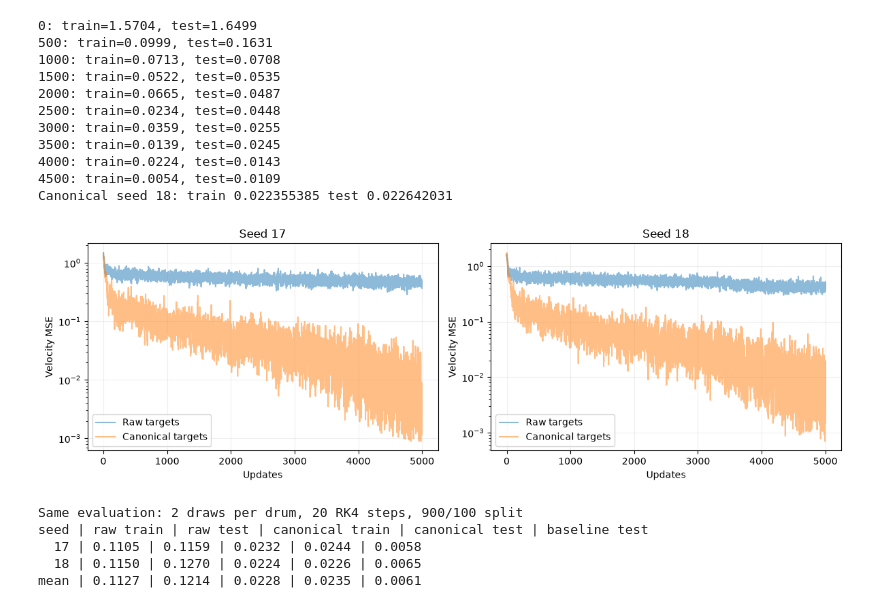
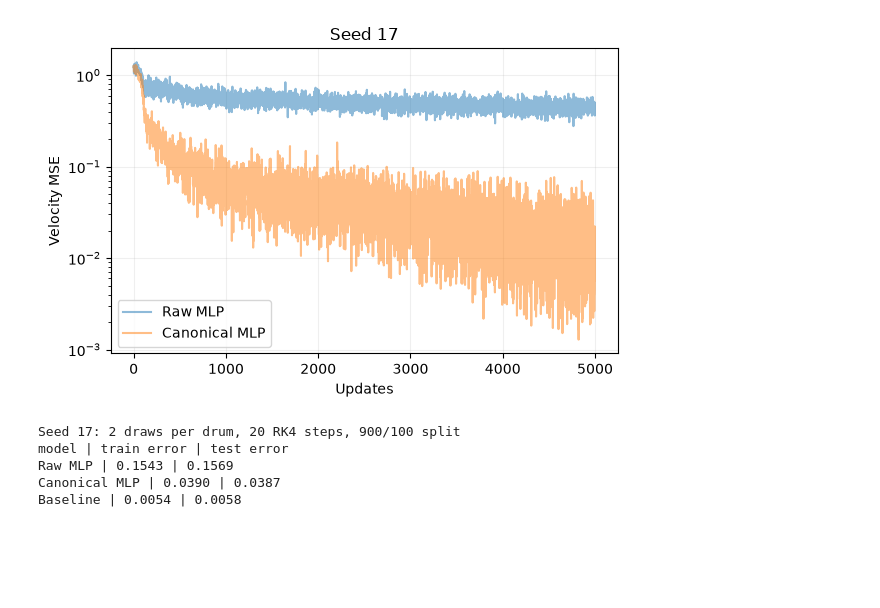
Before and after one commit to VLSF/drums, a Jupyter notebook: notebooks/flow_matching.ipynb, the cells around one changed output. Drawn from its saved outputs; the diff is of its cells as text; code cells hidden in the pictures; blank space fills up the shorter version.

```diff
--- a/notebooks/flow_matching.ipynb
+++ b/notebooks/flow_matching.ipynb
@@ -32,7 +47,16 @@ def procrustes_error(target, prediction):
     return jnp.min(jax.vmap(ordering_error)(orderings))
 
 
-batch_error = jax.jit(jax.vmap(procrustes_error))
+# Metal does not support the SVD used by Procrustes alignment.
+cpu_device = jax.devices("cpu")[0]
+cpu_batch_error = jax.jit(jax.vmap(procrustes_error), backend="cpu")
+
+
+def batch_error(target, prediction):
+    return cpu_batch_error(
+        jax.device_put(target, cpu_device),
+        jax.device_put(prediction, cpu_device),
+    )
 
 
 def evaluate(model, spectra, vertices, n_draws=4, n_steps=100, seed=123):
@@ -49,5 +73,5 @@ def evaluate(model, spectra, vertices, n_draws=4, n_steps=100, seed=123):
         errors.append(np.concatenate(chunks))
     return np.stack(errors)
 # %%
-model17, history17, spectra17, vertices17 = main(seed=17, canonical=False)
+model17, history17, spectra17, vertices17 = main(seed=17, canonical=False, predictor="mlp")
 # %% [output]
@@ -148,5 +143,5 @@ plt.show()
 # %%
-model_c17, history_c17, spectra_c17, vertices_c17 = main(seed=17, canonical=True)
+model_c17, history_c17, spectra_c17, vertices_c17 = main(seed=17, canonical=True, predictor="mlp")
 errors_c17 = evaluate(model_c17, spectra_c17, vertices17, n_draws=N_DRAWS, n_steps=N_STEPS)
 print("Canonical seed 17:", "train", errors_c17[:, :900].mean(), "test", errors_c17[:, 900:].mean())
 # %% [output]
@@ -164,50 +159,25 @@ Canonical seed 17: train 0.023181783 test 0.024425242
-# %%
-model_c18, history_c18, spectra_c18, vertices_c18 = main(seed=18, canonical=True)
-errors_c18 = evaluate(model_c18, spectra_c18, vertices18, n_draws=N_DRAWS, n_steps=N_STEPS)
-print("Canonical seed 18:", "train", errors_c18[:, :900].mean(), "test", errors_c18[:, 900:].mean())
-# %% [output]
-0: train=1.5704, test=1.6499
-500: train=0.0999, test=0.1631
-1000: train=0.0713, test=0.0708
-1500: train=0.0522, test=0.0535
-2000: train=0.0665, test=0.0487
-2500: train=0.0234, test=0.0448
-3000: train=0.0359, test=0.0255
-3500: train=0.0139, test=0.0245
-4000: train=0.0224, test=0.0143
-4500: train=0.0054, test=0.0109
-Canonical seed 18: train 0.022355385 test 0.022642031
 # %%
-fig, axes = plt.subplots(1, 2, figsize=(12, 4))
-for ax, seed, raw_history, canonical_history in [
-    (axes[0], 17, history17, history_c17),
-    (axes[1], 18, history18, history_c18),
-]:
-    ax.plot(raw_history, alpha=0.5, label="Raw targets")
-    ax.plot(canonical_history, alpha=0.5, label="Canonical targets")
-    ax.set(title=f"Seed {seed}", xlabel="Updates", ylabel="Velocity MSE", yscale="log")
-    ax.legend()
-    ax.grid(alpha=0.2)
+fig, ax = plt.subplots(figsize=(6, 4))
+ax.plot(history17, alpha=0.5, label="Raw MLP")
+ax.plot(history_c17, alpha=0.5, label="Canonical MLP")
+ax.set(title="Seed 17", xlabel="Updates", ylabel="Velocity MSE", yscale="log")
+ax.legend()
+ax.grid(alpha=0.2)
 plt.tight_layout()
 plt.show()
 
-print(f"Same evaluation: {N_DRAWS} draws per drum, {N_STEPS} RK4 steps, 900/100 split")
-print("seed | raw train | raw test | canonical train | canonical test | baseline test")
-rows = []
-for seed, raw, canonical in [(17, errors17, errors_c17), (18, errors18, errors_c18)]:
-    scores = [raw[:, :900].mean(), raw[:, 900:].mean(),
-              canonical[:, :900].mean(), canonical[:, 900:].mean()]
-    rows.append(scores)
-    print(f"{seed:4d} | " + " | ".join(f"{score:.4f}" for score in scores)
-          + f" | {baseline[seed][1]:.4f}")
-print("mean | " + " | ".join(f"{score:.4f}" for score in np.mean(rows, axis=0)) + " | 0.0061")
+print(f"Seed 17: {N_DRAWS} draws per drum, {N_STEPS} RK4 steps, 900/100 split")
+print("model | train error | test error")
+for name, errors in [("Raw MLP", errors17), ("Canonical MLP", errors_c17)]:
+    print(f"{name} | {errors[:, :900].mean():.4f} | {errors[:, 900:].mean():.4f}")
+print(f"Baseline | {baseline[17][0]:.4f} | {baseline[17][1]:.4f}")
 # %% [output]
-[figure, old version]
+[figure, new version]
-Same evaluation: 2 draws per drum, 20 RK4 steps, 900/100 split
-seed | raw train | raw test | canonical train | canonical test | baseline test
-  17 | 0.1105 | 0.1159 | 0.0232 | 0.0244 | 0.0058
-  18 | 0.1150 | 0.1270 | 0.0224 | 0.0226 | 0.0065
-mean | 0.1127 | 0.1214 | 0.0228 | 0.0235 | 0.0061
+Seed 17: 2 draws per drum, 20 RK4 steps, 900/100 split
+model | train error | test error
+Raw MLP | 0.1543 | 0.1569
+Canonical MLP | 0.0390 | 0.0387
+Baseline | 0.0054 | 0.0058
 # %%
 indices = [900, 901, 902]
 keys = jr.split(jr.PRNGKey(456), len(indices))
```
Also changed, not shown: parts of 16 cells of this notebook.
